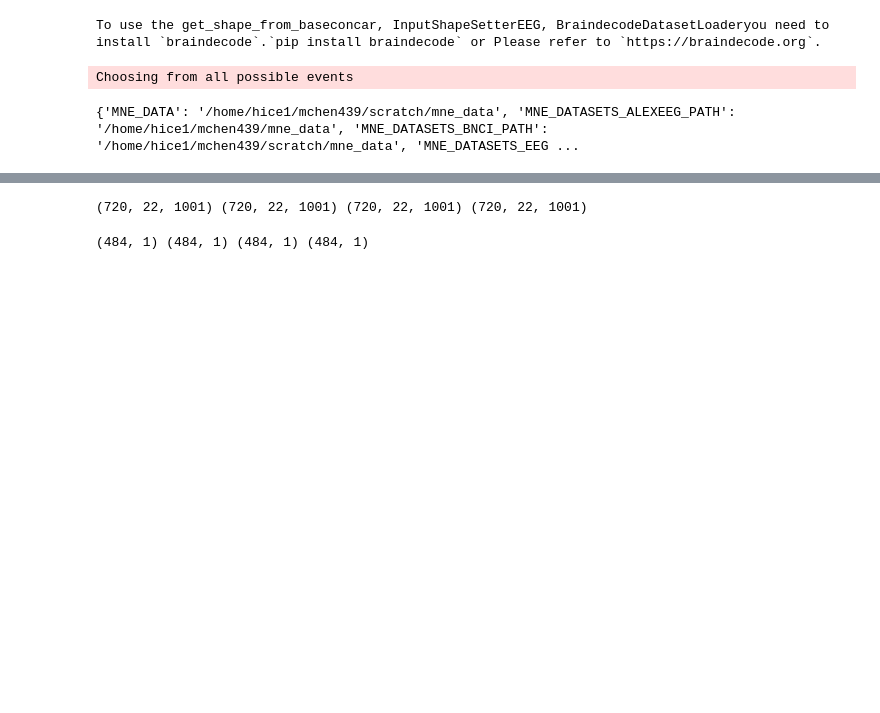
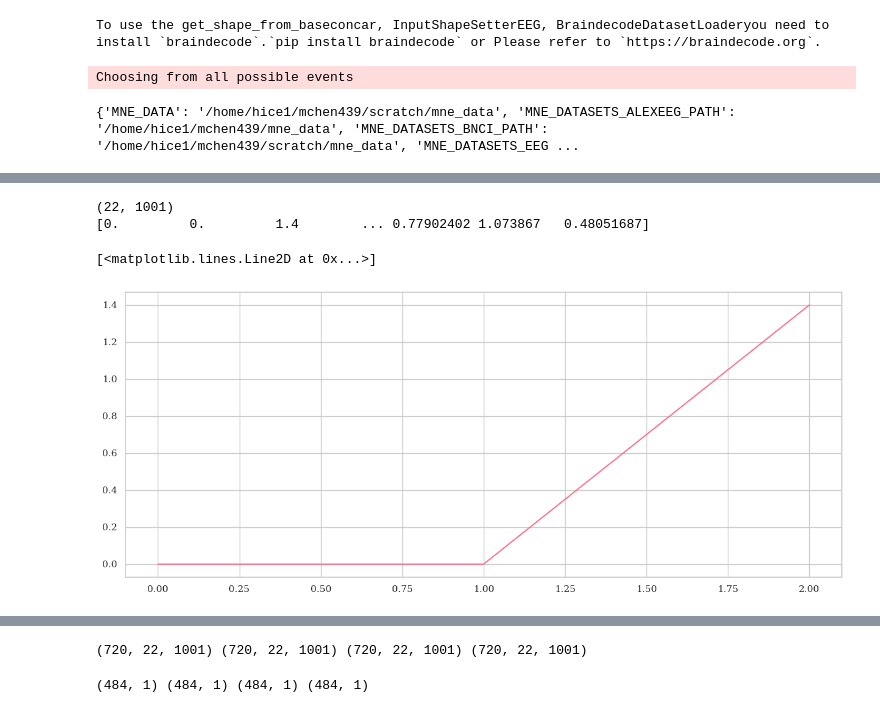
Before and after one commit to MatthewChen37/MATH8803-Final-Project, a Jupyter notebook: DataPreprocessing.ipynb, the cells around one changed output, grey strips where cells are left out. Cells and saved outputs as stored; diff of their text form; code cells hidden in the pictures; blank space fills up the shorter version.

```diff
--- a/DataPreprocessing.ipynb
+++ b/DataPreprocessing.ipynb
@@ -70,0 +79,6 @@ print(X.shape, y.shape, type(X), type(y))
+# %%
+instance_of_person1 = X[0, :, :]
+print(metadata.iloc[0], instance_of_person1.shape)
+initial_guess = np.full(shape=(instance_of_person1.shape[0], instance_of_person1.shape[0]), fill_value=0.5)
+np.fill_diagonal(initial_guess, 0)
+initial_guess = initial_guess.flatten()
@@ -70,0 +121,12 @@ print(X.shape, y.shape, type(X), type(y))
+# %%
+x_t = henon_system(np.zeros(instance_of_person1[:, 0].shape), initial_guess.reshape(instance_of_person1.shape[0], instance_of_person1.shape[0]), instance_of_person1.shape[1])
+print(x_t.shape)
+print(x_t[0,:])
+
+plt.figure(figsize=(15,6))
+plt.plot(x_t[0,:3])
+# %% [output]
+(22, 1001)
+[0.         0.         1.4        ... 0.77902402 1.073867   0.48051687]
+[<matplotlib.lines.Line2D at 0x...>]
+[figure, added]
```
Also changed, not shown: parts of 12 cells of this notebook, 3 other files.
